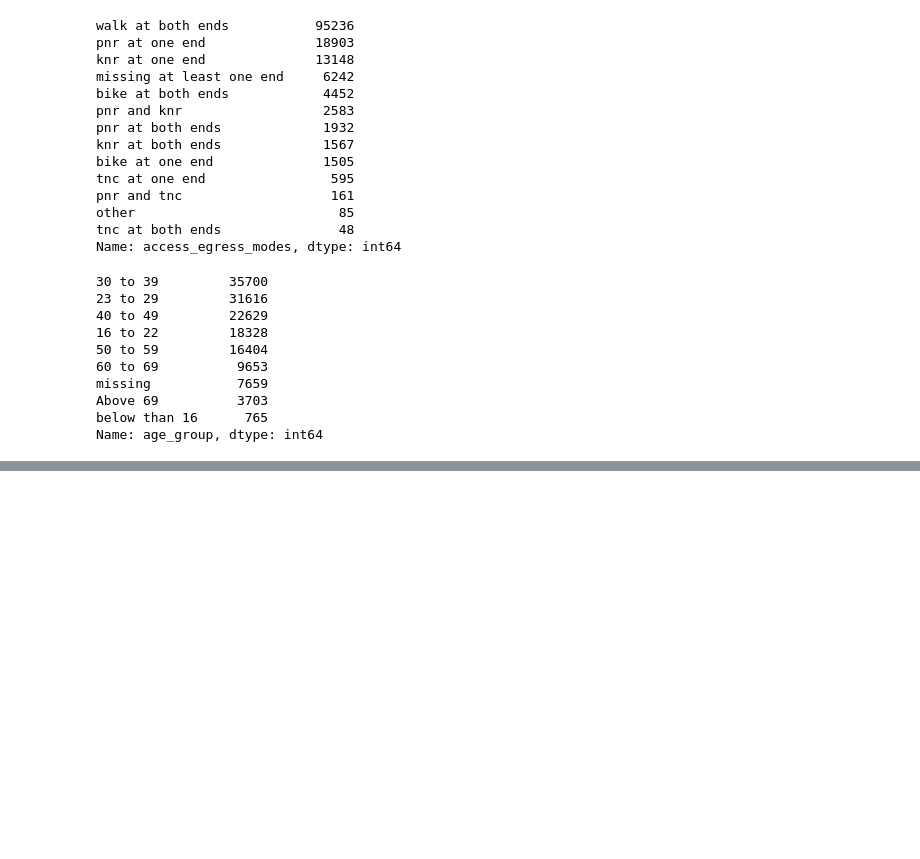
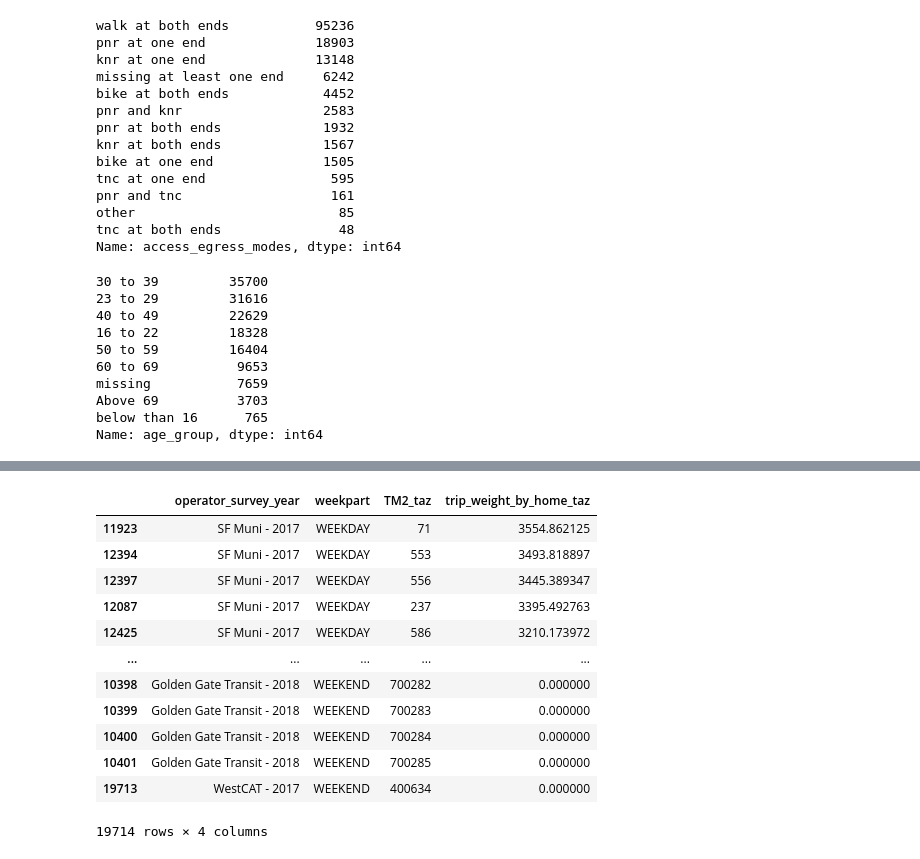
Before and after one commit to BayAreaMetro/transit-passenger-surveys, a Jupyter notebook: summaries/summary_for_Tableau.ipynb, the cells around one changed output, grey strips where cells are left out. Cells and saved outputs as stored; diff of their text form; code cells hidden in the pictures; blank space fills up the shorter version.

Commit message:
add NA check and TAZ summaries

```diff
--- a/summaries/summary_for_Tableau.ipynb
+++ b/summaries/summary_for_Tableau.ipynb
@@ -32,7 +27,7 @@ Read 146457 rows from the data including the following surveys:
 | 4 | 10000 | AC Transit | 2018 | local bus | walk | NaN | 7.0 | NaN | ... |
 5 rows × 91 columns
 # %%
-# consistently label 'missing' value for fields that should not have na
+# consistently label 'missing' value for fields that should have a value
 missing_value_dict = {'missing': 'missing',
                       'MISSING': 'missing',
                       'Missing': 'missing'}
@@ -50,11 +45,6 @@ for colname in ['race', 'hispanic', 'household_income', 'approximate_age', 'work
     print('{} has missing value in {} rows, {:.1%} of total'.format(colname, missing.shape[0], missing.shape[0]/df.shape[0]))
 
     df.drop(columns = [colname+'_temp'], inplace=True)
-
-
-# 'work_status' and 'student_status' fields can have na, so not 'missing'
-for i in ['work_status', 'student_status']:
-    df.loc[df[i] == 'missing', i] = np.nan
 # %% [output]
 race has missing value in 0 rows, 0.0% of total
 hispanic has missing value in 4615 rows, 3.2% of total
@@ -257,0 +212,12 @@ column with NA: last_alight_lon
+# %%
+df_summary = df[basic_info + trip_info + demo_info + spatial_info]
+
+# check NA in columns
+for i in list(df_summary):
+    if df_summary[i].isnull().values.any():
+        print('column with NA: {}'.format(i))
+    if 'missing' in (df_summary[i].unique()):
+        print('column with missing: {}'.format(i))
+
+for i in ['work_status', 'student_status']:
+    df_summary.loc[df[i] == 'missing', i] = np.nan
@@ -331,2 +444,18 @@ for i in ['trip_weight_by_orig_taz', 'trip_weight_by_dest_taz',
 taz_fname = fname.split('.')[0] + '_TM2_taz_summary.csv'
 TM2_taz_summary.to_csv((os.path.join('M:\\Data\\OnBoard\\Data and Reports\\_data Standardized', taz_fname)), index=False)
+# %%
+TM2_taz_summary.loc[TM2_taz_summary.TM2_taz > 0].groupby(['operator_survey_year', 'weekpart', 'TM2_taz']).trip_weight_by_home_taz.sum().reset_index().sort_values(by='trip_weight_by_home_taz', ascending=False)
+# %% [output]
+|  | operator_survey_year | weekpart | TM2_taz | trip_weight_by_home_taz |
+| 11923 | SF Muni - 2017 | WEEKDAY | 71 | 3554.862125 |
+| 12394 | SF Muni - 2017 | WEEKDAY | 553 | 3493.818897 |
+| 12397 | SF Muni - 2017 | WEEKDAY | 556 | 3445.389347 |
+| 12087 | SF Muni - 2017 | WEEKDAY | 237 | 3395.492763 |
+| 12425 | SF Muni - 2017 | WEEKDAY | 586 | 3210.173972 |
+| ... | ... | ... | ... | ... |
+| 10398 | Golden Gate Transit - 2018 | WEEKEND | 700282 | 0.000000 |
+| 10399 | Golden Gate Transit - 2018 | WEEKEND | 700283 | 0.000000 |
+| 10400 | Golden Gate Transit - 2018 | WEEKEND | 700284 | 0.000000 |
+| 10401 | Golden Gate Transit - 2018 | WEEKEND | 700285 | 0.000000 |
+| 19713 | WestCAT - 2017 | WEEKEND | 400634 | 0.000000 |
+19714 rows × 4 columns
```
Also changed, not shown: parts of 25 cells of this notebook.
